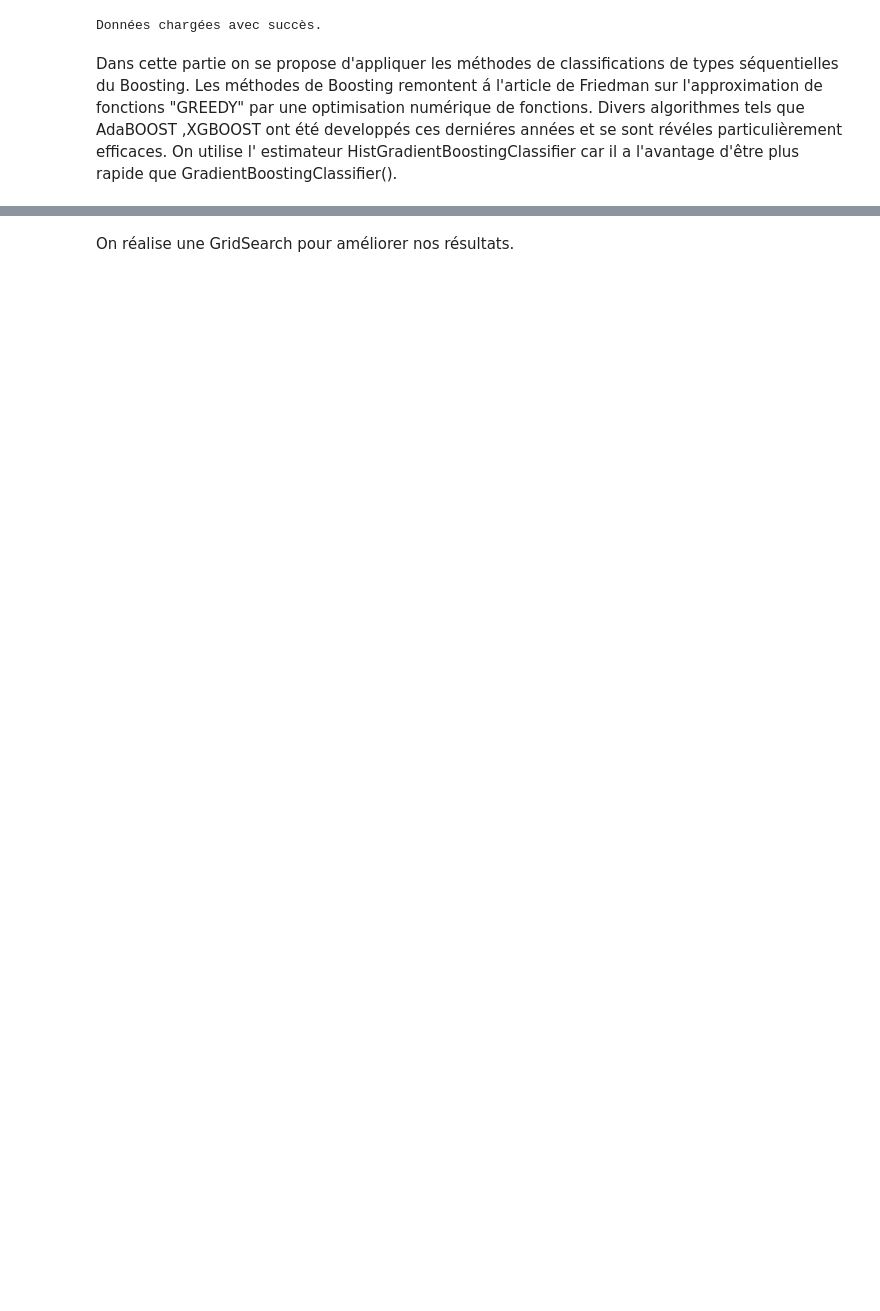
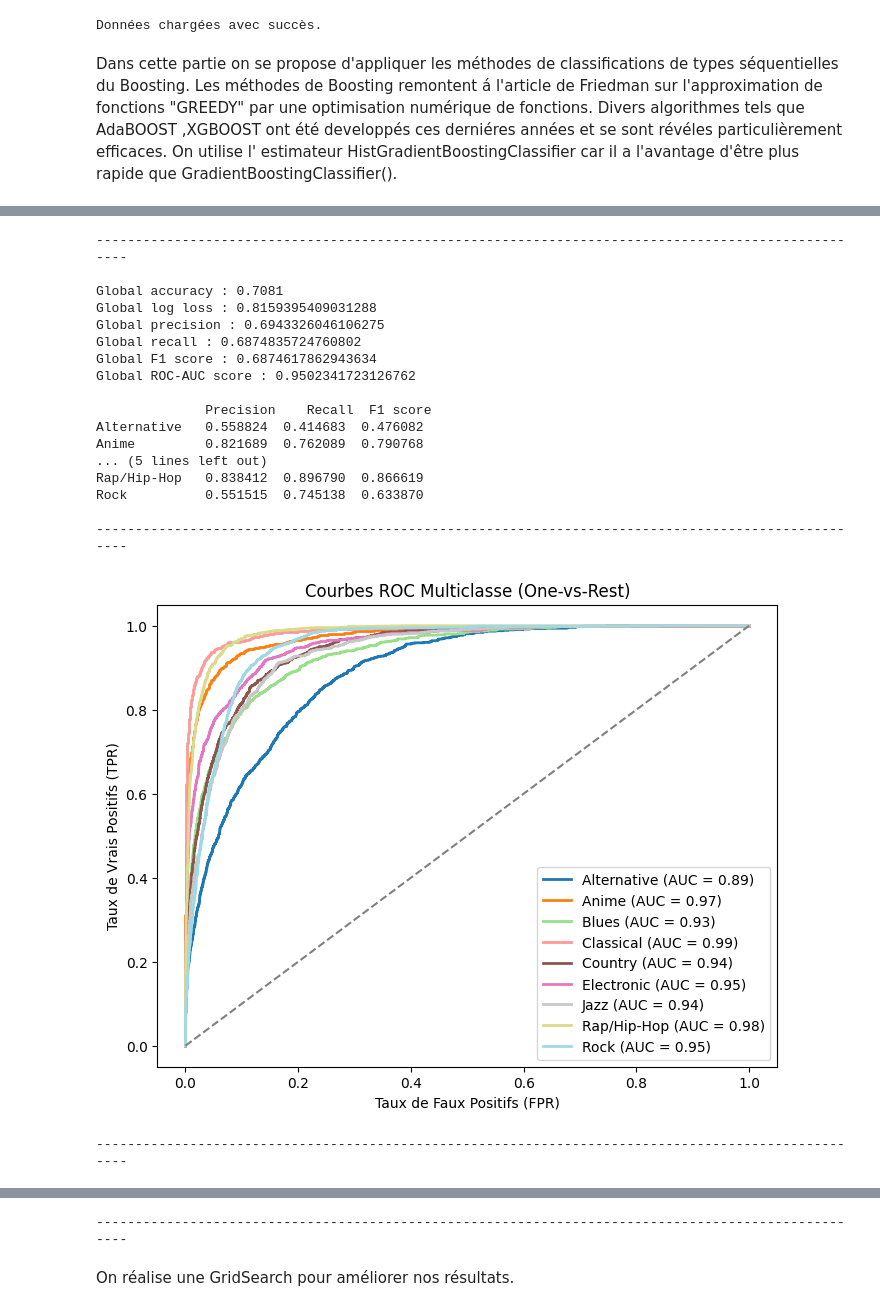
Before and after one commit to lcscaio77/music-genre-prediction, a Jupyter notebook: notebooks/07_train_boosting.ipynb, the cells around one changed output, grey strips where cells are left out. Saved outputs shown, nothing was run; the diff lists cells and outputs as text; code cells hidden in the pictures; blank space fills up the shorter version.

Commit message:
Ajout de XGBoost

```diff
--- a/notebooks/07_train_boosting.ipynb
+++ b/notebooks/07_train_boosting.ipynb
@@ -31,0 +53,28 @@ accuracy
+# %%
+from  xgboost import XGBClassifier
+
+Xgb=XGBClassifier(n_estimators=150,learning_rate=0.1)
+
+Xgb.fit(X_train,y_train)
+
+src.evaluate_model(Xgb, X_test, y_test, classes=config.CLASSES_COMBINED_RAP_HIPHOP)
+# %% [output]
+----------------------------------------------------------------------------------------------------
+
+Global accuracy : 0.7081
+Global log loss : 0.8159395409031288
+Global precision : 0.6943326046106275
+Global recall : 0.6874835724760802
+Global F1 score : 0.6874617862943634
+Global ROC-AUC score : 0.9502341723126762
+
+              Precision    Recall  F1 score
+Alternative   0.558824  0.414683  0.476082
+Anime         0.821689  0.762089  0.790768
+... (5 lines left out)
+Rap/Hip-Hop   0.838412  0.896790  0.866619
+Rock          0.551515  0.745138  0.633870
+
+----------------------------------------------------------------------------------------------------
+[figure, added]
+----------------------------------------------------------------------------------------------------
@@ -32,2 +82,3 @@ accuracy
+----------------------------------------------------------------------------------------------------
 # %% [markdown]
 On réalise une GridSearch pour améliorer nos résultats.
```
Also changed, not shown: parts of 6 cells of this notebook.
